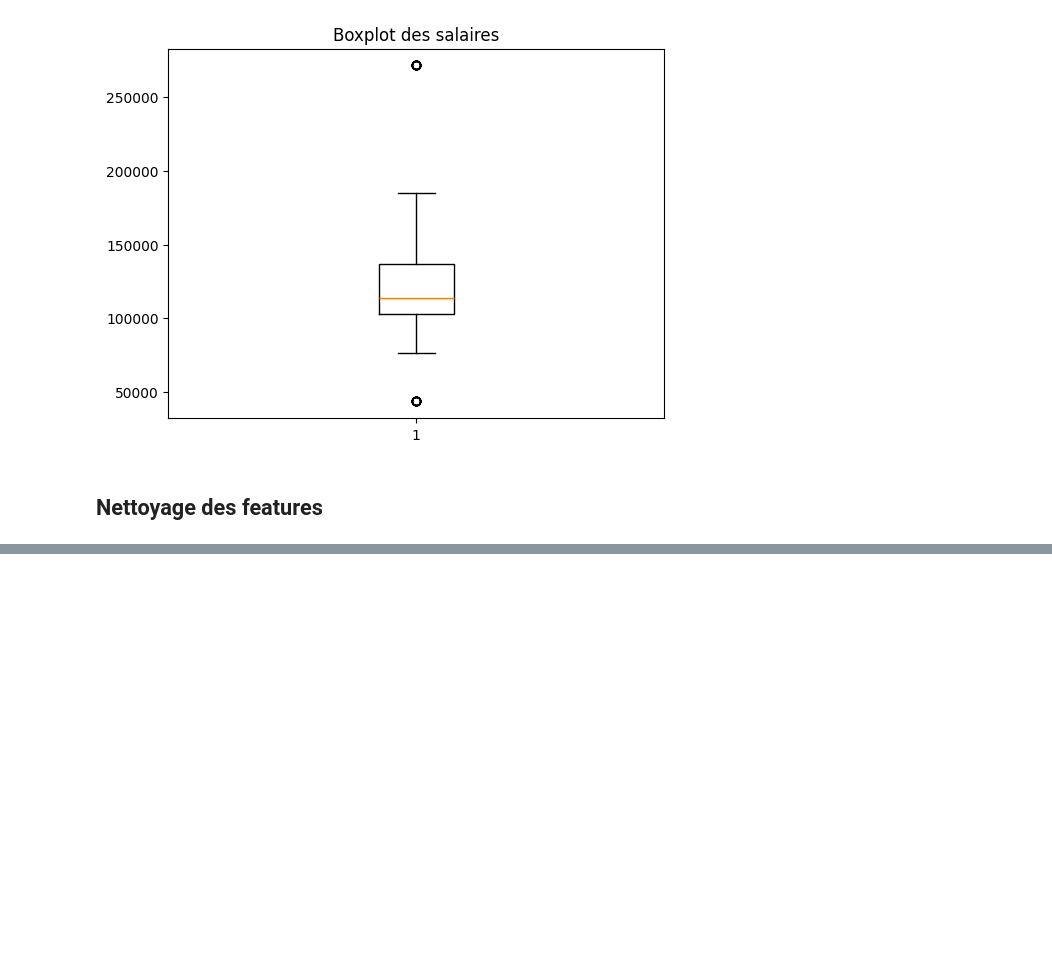
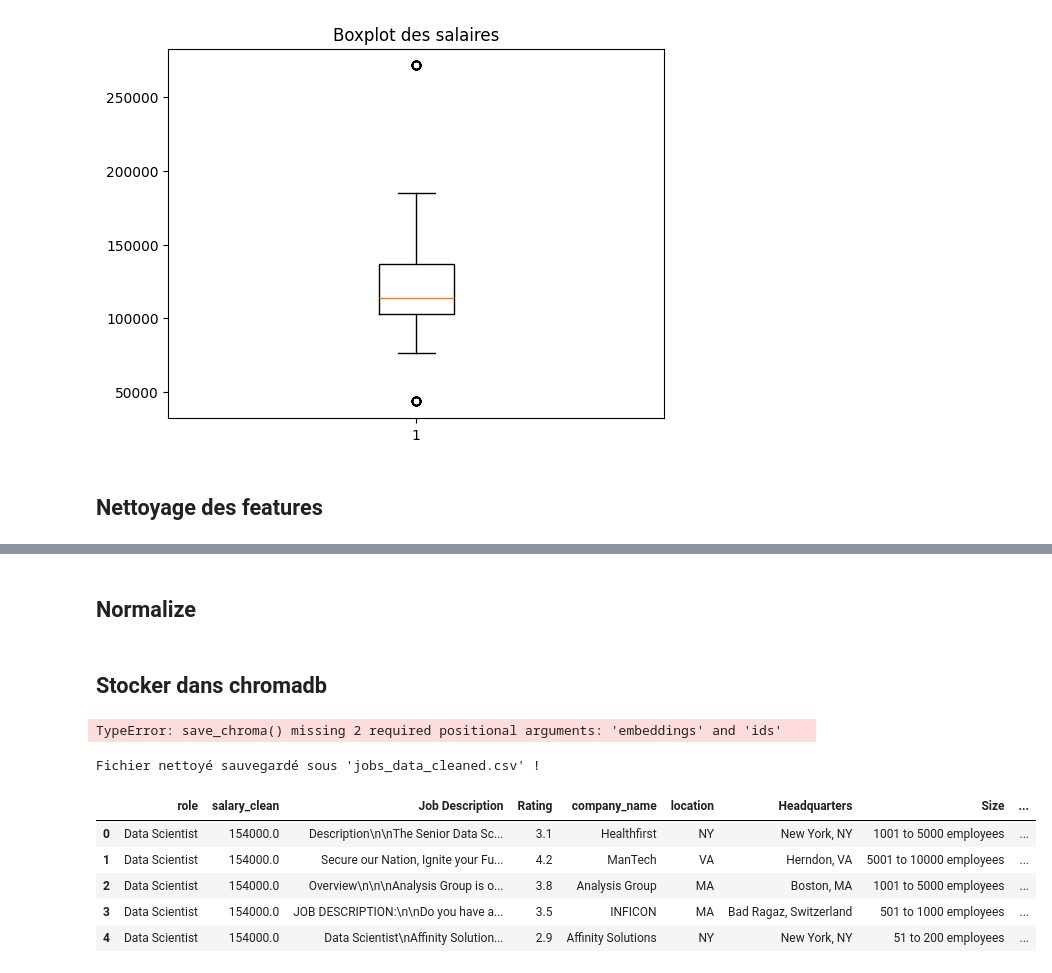
Before and after one commit to elhidarinouhayla/HR-Pulse, a Jupyter notebook: backend/ml/eda.ipynb, the cells around one changed output, grey strips where cells are left out. Cells and saved outputs as stored; diff of their text form; code cells hidden in the pictures; blank space fills up the shorter version.

Commit message:
normaliser les embeddings

```diff
--- a/backend/ml/eda.ipynb
+++ b/backend/ml/eda.ipynb
@@ -221,3 +221,14 @@ df[['Founded', 'age']].head()
 | 2 | 1981 | 43 |
 | 3 | 2000 | 24 |
 | 4 | 1998 | 26 |
+# %%
+#
+
+from preprocessing import job_title, extract_seniority, extract_role
+
+df["job_title"] = df["Job Title"].apply(job_title)
+
+df["Seniority"] = df["job_title"].apply(extract_seniority)
+df["role"] = df["job_title"].apply(extract_role)
+
+df[['Job Title', 'role']].head()
@@ -223,0 +261,2 @@ df[['Founded', 'age']].head()
+# %% [markdown]
+## Normalize
@@ -223,0 +267,38 @@ df[['Founded', 'age']].head()
+# %% [markdown]
+## Stocker dans chromadb
+# %%
+from embedding import save_chroma
+
+chromadb = save_chroma(df, embedding_norm)
+# %% [output]
+TypeError: save_chroma() missing 2 required positional arguments: 'embeddings' and 'ids'
+# %%
+# On choisit les colonnes les plus importantes
+df_cleaned = df[['role',
+ 'salary_clean',
+ 'Job Description',
+ 'Rating',
+ 'company_name',
+ 'location',
+ 'Headquarters',
+ 'Size',
+ 'founded',
+ 'Type of ownership',
+ 'Industry',
+ 'Sector',
+ 'Revenue',
+ 'Competitors']]
+
+# Sauvegarder le fichier propre
+df_cleaned.to_csv('../data/processed/jobs_data_cleaned.csv', index=False)
+
+print("Fichier nettoyé sauvegardé sous 'jobs_data_cleaned.csv' !")
+df_cleaned.head()
+# %% [output]
+Fichier nettoyé sauvegardé sous 'jobs_data_cleaned.csv' !
+|  | role | salary_clean | Job Description | Rating | company_name | location | Headquarters | Size | ... |
+| 0 | Data Scientist | 154000.0 | Description\n\nThe Senior Data Sc... | 3.1 | Healthfirst | NY | New York, NY | 1001 to 5000 employees | ... |
+| 1 | Data Scientist | 154000.0 | Secure our Nation, Ignite your Fu... | 4.2 | ManTech | VA | Herndon, VA | 5001 to 10000 employees | ... |
+| 2 | Data Scientist | 154000.0 | Overview\n\n\nAnalysis Group is o... | 3.8 | Analysis Group | MA | Boston, MA | 1001 to 5000 employees | ... |
+| 3 | Data Scientist | 154000.0 | JOB DESCRIPTION:\n\nDo you have a... | 3.5 | INFICON | MA | Bad Ragaz, Switzerland | 501 to 1000 employees | ... |
+| 4 | Data Scientist | 154000.0 | Data Scientist\nAffinity Solution... | 2.9 | Affinity Solutions | NY | New York, NY | 51 to 200 employees | ... |
```
Also changed, not shown: parts of 7 cells of this notebook.
